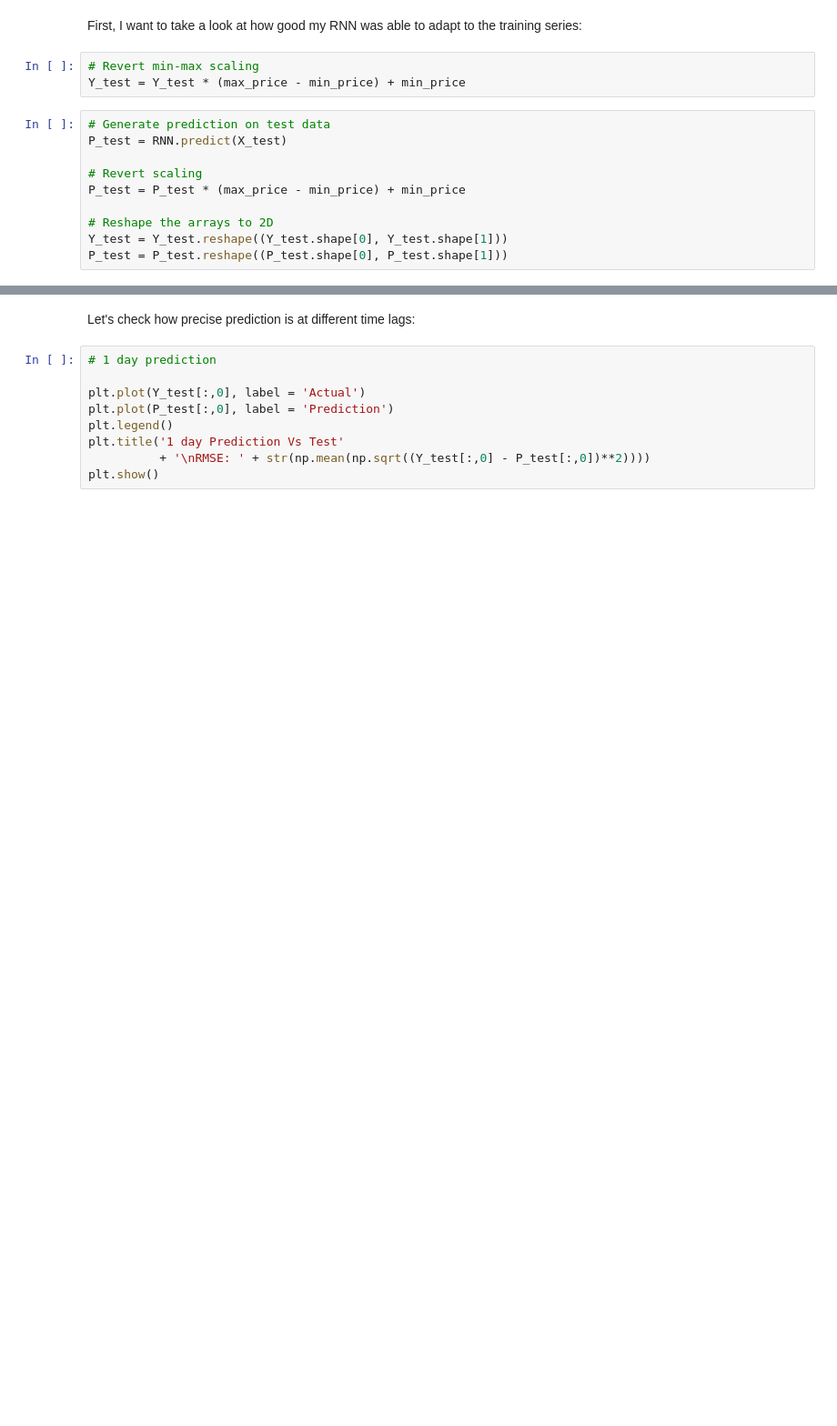
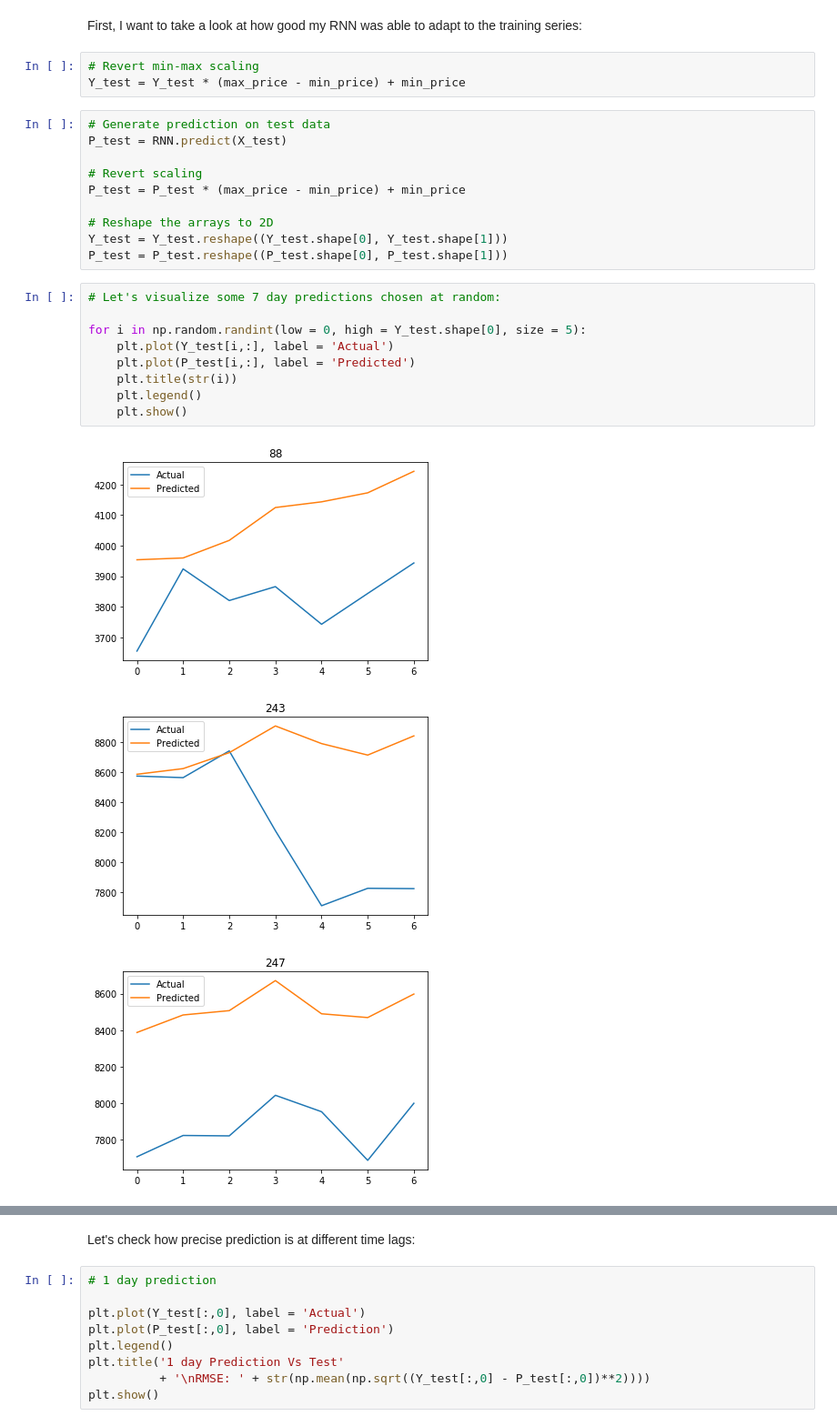
Before and after one commit to IvanBongiorni/TensorFlow2.0_Notebooks, a Jupyter notebook: TensorFlow2.0__04.02_RNN_many2many.ipynb, the cells around one changed output, grey strips where cells are left out. Shown: that part at 91% size. Saved outputs shown, nothing was run; the diff lists cells and outputs as text; blank space fills up the shorter version.

```diff
--- a/TensorFlow2.0__04.02_RNN_many2many.ipynb
+++ b/TensorFlow2.0__04.02_RNN_many2many.ipynb
@@ -343,3 +346,16 @@ P_test = P_test * (max_price - min_price) + min_price
 # Reshape the arrays to 2D
 Y_test = Y_test.reshape((Y_test.shape[0], Y_test.shape[1]))
 P_test = P_test.reshape((P_test.shape[0], P_test.shape[1]))
+# %%
+# Let's visualize some 7 day predictions chosen at random:
+
+for i in np.random.randint(low = 0, high = Y_test.shape[0], size = 5):
+    plt.plot(Y_test[i,:], label = 'Actual')
+    plt.plot(P_test[i,:], label = 'Predicted')
+    plt.title(str(i))
+    plt.legend()
+    plt.show()
+# %% [output]
+[figure, added]
+[figure, added]
+[figure, added]
```
Also changed, not shown: parts of 15 cells of this notebook.
